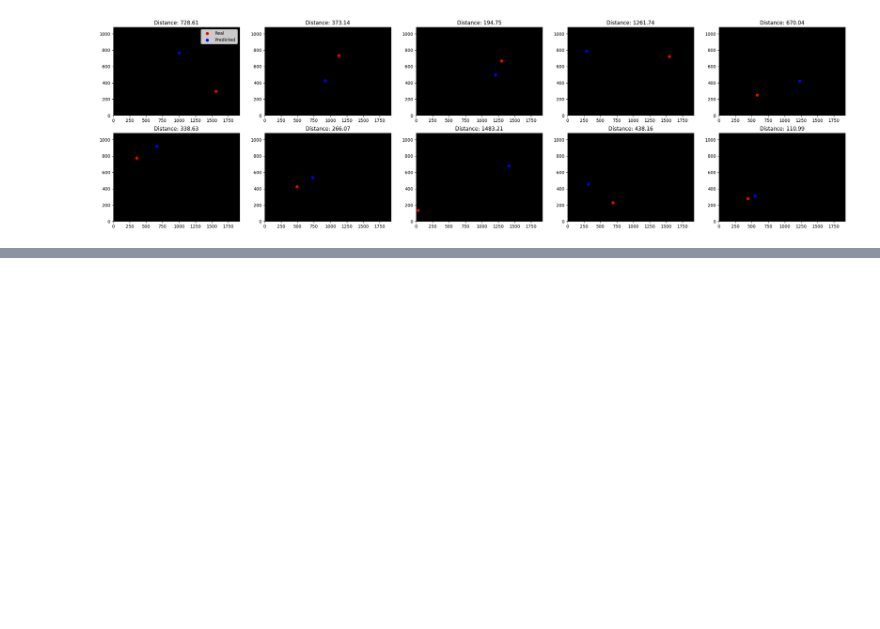
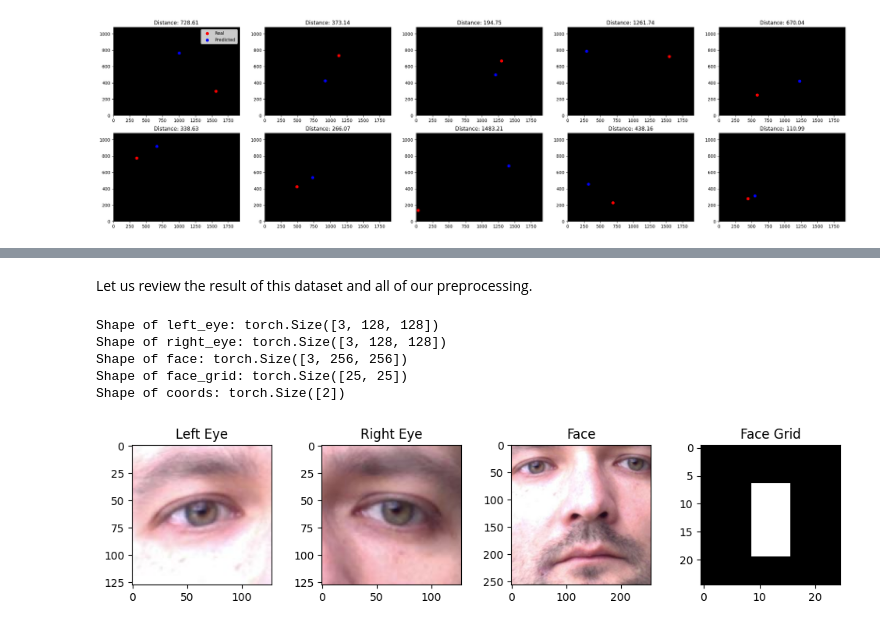
Before and after one commit to Mark-G321/Gaze-Estimation, a Jupyter notebook: WS.ipynb, the cells around one changed output, grey strips where cells are left out. Cells and saved outputs as stored; diff of their text form; code cells hidden in the pictures; blank space fills up the shorter version.

```diff
--- a/WS.ipynb
+++ b/WS.ipynb
@@ -661,0 +662,13 @@ for path in image_paths:
+# %%
+import json
+with open('/content/drive/MyDrive/DataSets/WS/new_paths.json', 'r') as f:
+  new_paths = json.load(f)
+
+with open('/content/drive/MyDrive/DataSets/WS/new_coords.json', 'r') as f:
+  new_coords = json.load(f)
+
+print(f'Original size of dataset: {len(corrected_paths)}, Size after preproessing: {len(new_paths)}, Difference: {len(corrected_paths)-len(new_paths)}')
+
+# We will of course have to adapt the paths to fit our google drive representation:
+new_corrected_paths = ['/content/drive/MyDrive/DataSets/MPIIFaceGaze' + new_path[1:].replace("\\", "/") for new_path in new_paths]
+new_corrected_paths = [path.replace("MPIIFaceGaze/MPIIFaceGaze", "MPIIFaceGaze") for path in new_corrected_paths]
@@ -661,0 +878,35 @@ for path in image_paths:
+# %% [markdown]
+Let us review the result of this dataset and all of our preprocessing.
+# %%
+sample = gaze_dataset[-1]
+if sample:
+  for elem in sample:
+    print(f'Shape of {elem}: {sample[elem].shape}')
+
+  fig, axs = plt.subplots(1, 4, figsize=(10, 5))
+
+  # Displaying the left eye image
+  axs[0].imshow(np.transpose(sample['left_eye'].numpy(), (1, 2, 0)) )
+  axs[0].set_title('Left Eye')
+
+  # Displaying the right eye image
+  axs[1].imshow(np.transpose(sample['right_eye'].numpy(), (1, 2, 0)) )
+  axs[1].set_title('Right Eye')
+
+  # Displaying the face image
+  axs[2].imshow(np.transpose(sample['face'].numpy(), (1, 2, 0)) )
+  axs[2].set_title('Face')
+
+  # Displaying the face grid
+  axs[3].imshow(sample['face_grid'].numpy(), cmap='gray')
+  axs[3].set_title('Face Grid')
+
+  plt.tight_layout(pad=2.0)
+  plt.show()
+# %% [output]
+Shape of left_eye: torch.Size([3, 128, 128])
+Shape of right_eye: torch.Size([3, 128, 128])
+Shape of face: torch.Size([3, 256, 256])
+Shape of face_grid: torch.Size([25, 25])
+Shape of coords: torch.Size([2])
+[figure, added]
```
Also changed, not shown: parts of 39 cells of this notebook.
